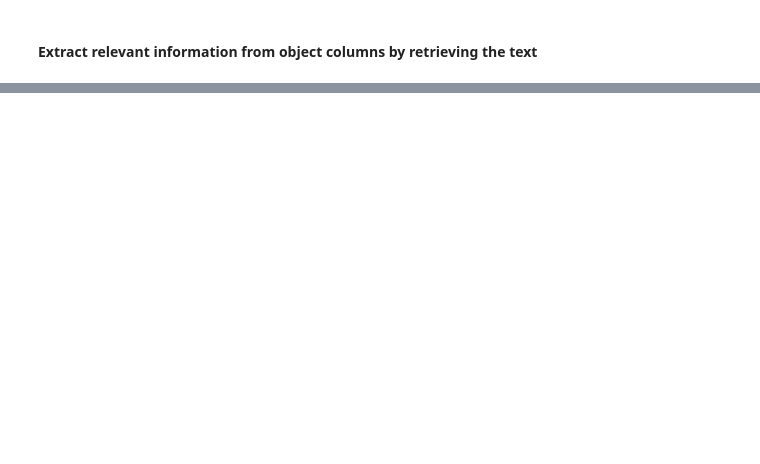
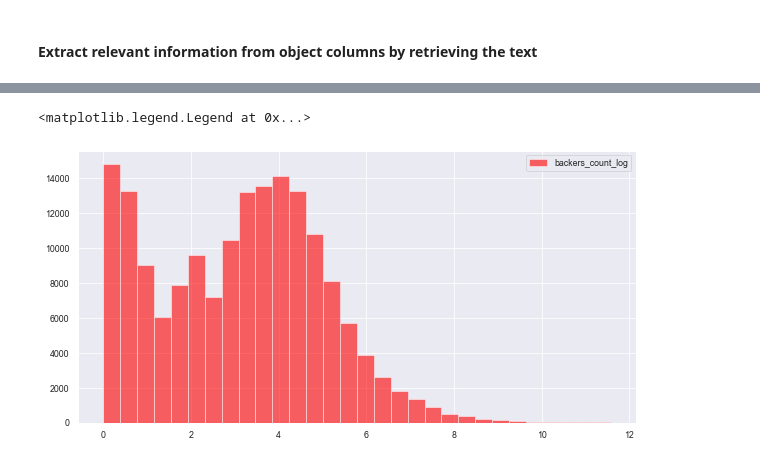
Before and after one commit to gabriel-hd73/kickstarter_2nd_project, a Jupyter notebook: Kickstarter_Project.ipynb, the cells around one changed output, grey strips where cells are left out. Saved outputs shown, nothing was run; the diff lists cells and outputs as text; code cells hidden in the pictures; blank space fills up the shorter version.

```diff
--- a/Kickstarter_Project.ipynb
+++ b/Kickstarter_Project.ipynb
@@ -355,0 +670,20 @@ We need to retrieve the relevant information from the following columns:
+# %%
+base = df[["goal_USD", "backers_count", "country", "currency",
+            "staff_pick", "usd_pledged"]]
+advanced = df[["goal_USD", "backers_count", "country",
+                "staff_pick", "usd_pledged", 'main_category',
+                'sub_category',
+                'length_name',
+                'word_count_name',
+                'campaign_duration',
+                'launch_month',
+                'deadline_month',
+                'launch_weekday',
+                'deadline_weekday',
+                'launch_year',
+                'length_blurb',
+                'word_count_blurb']]
+# %%
+X_base = pd.get_dummies(base,
+               columns= ["country", "currency", "staff_pick"],
+               drop_first=True)
@@ -355,0 +732,9 @@ We need to retrieve the relevant information from the following columns:
+# %%
+fig = plt.figure(figsize=(10,5))
+X_base['backers_count'].apply(lambda x: x+1).apply(np.log).hist(bins=30, color='red',
+                             label='backers_count_log', alpha=0.6)
+
+plt.legend()
+# %% [output]
+<matplotlib.legend.Legend at 0x...>
+[figure, added]
```
Also changed, not shown: parts of 83 cells of this notebook.
